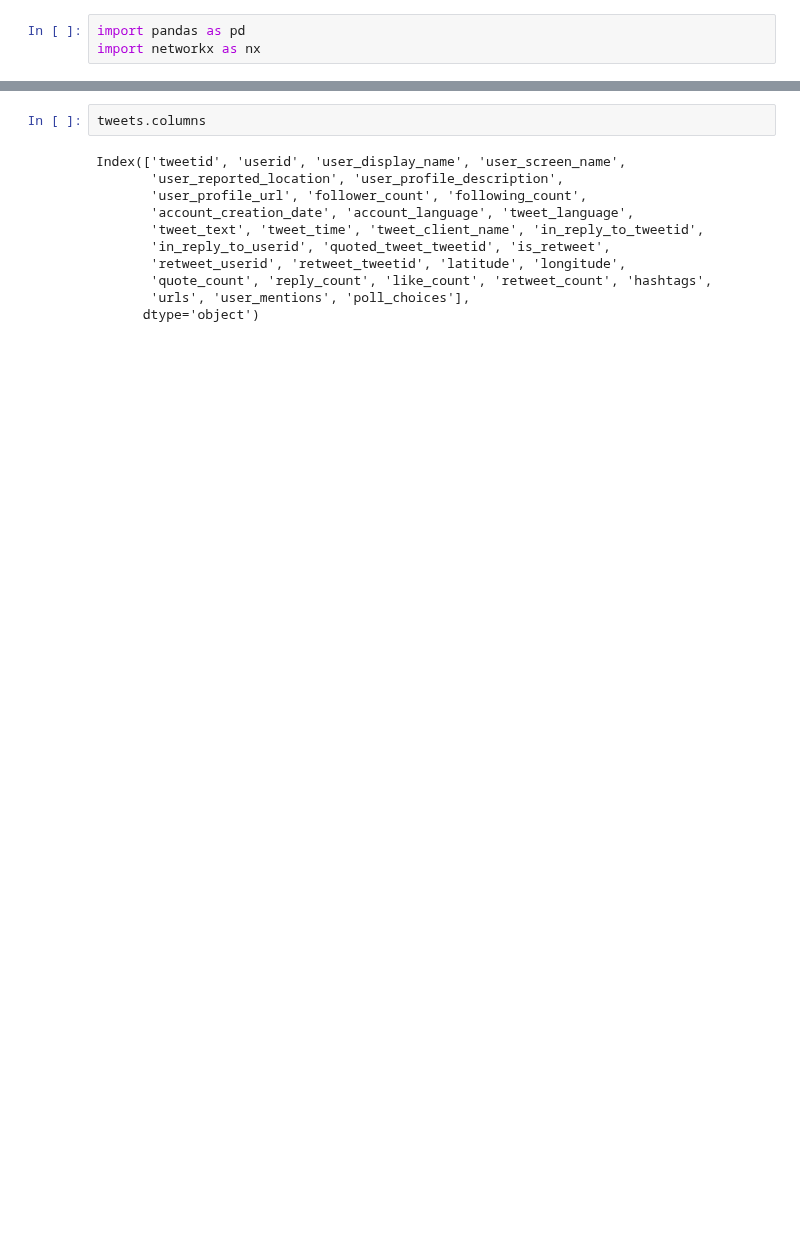
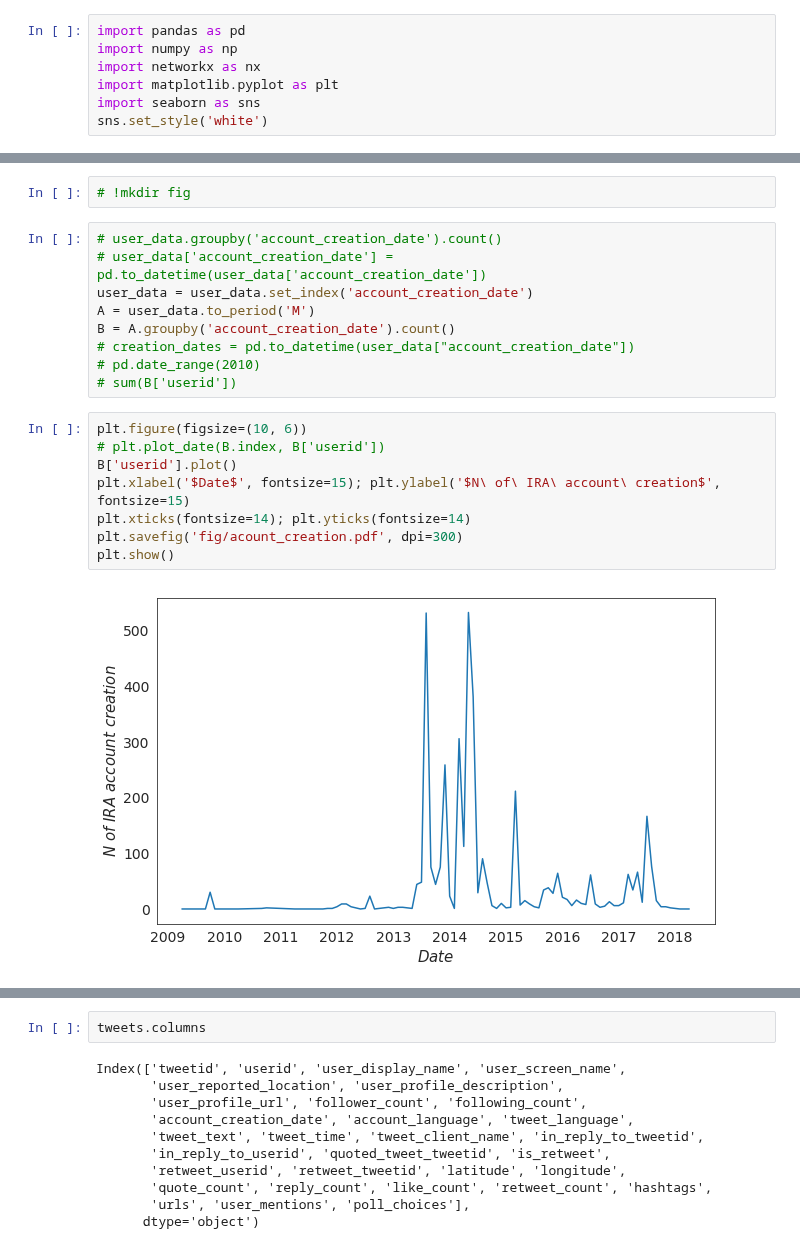
Before and after one commit to kayzhou/fake_news_during_election, a Jupyter notebook: analysis_tweets.ipynb, the cells around one changed output, grey strips where cells are left out. Saved outputs shown, nothing was run; the diff lists cells and outputs as text; blank space fills up the shorter version.

```diff
--- a/analysis_tweets.ipynb
+++ b/analysis_tweets.ipynb
@@ -1,6 +1,10 @@
 # %%
 import pandas as pd
+import numpy as np
 import networkx as nx
+import matplotlib.pyplot as plt
+import seaborn as sns
+sns.set_style('white')
 # %%
 user_data = pd.read_csv('data/ira_users_csv_hashed.csv')
 user_data.head()
@@ -14 +82,22 @@ user_data.head()
+# %%
+# !mkdir fig
+# %%
+# user_data.groupby('account_creation_date').count()
+# user_data['account_creation_date'] = pd.to_datetime(user_data['account_creation_date'])
+user_data = user_data.set_index('account_creation_date')
+A = user_data.to_period('M')
+B = A.groupby('account_creation_date').count()
+# creation_dates = pd.to_datetime(user_data["account_creation_date"])
+# pd.date_range(2010)
+# sum(B['userid'])
+# %%
+plt.figure(figsize=(10, 6))
+# plt.plot_date(B.index, B['userid'])
+B['userid'].plot()
+plt.xlabel('$Date$', fontsize=15); plt.ylabel('$N\ of\ IRA\ account\ creation$', fontsize=15)
+plt.xticks(fontsize=14); plt.yticks(fontsize=14)
+plt.savefig('fig/acount_creation.pdf', dpi=300)
+plt.show()
+# %% [output]
+[figure, added]
 # %%
```
Also changed, not shown: parts of 13 cells of this notebook, 1 other file.
